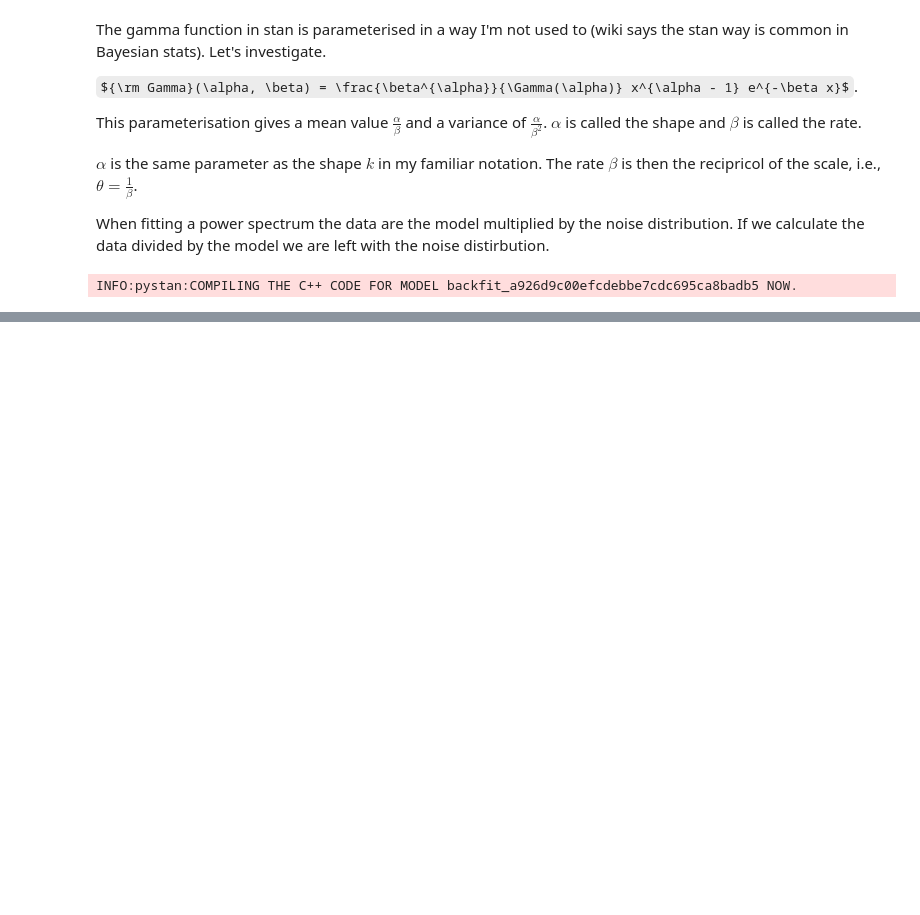
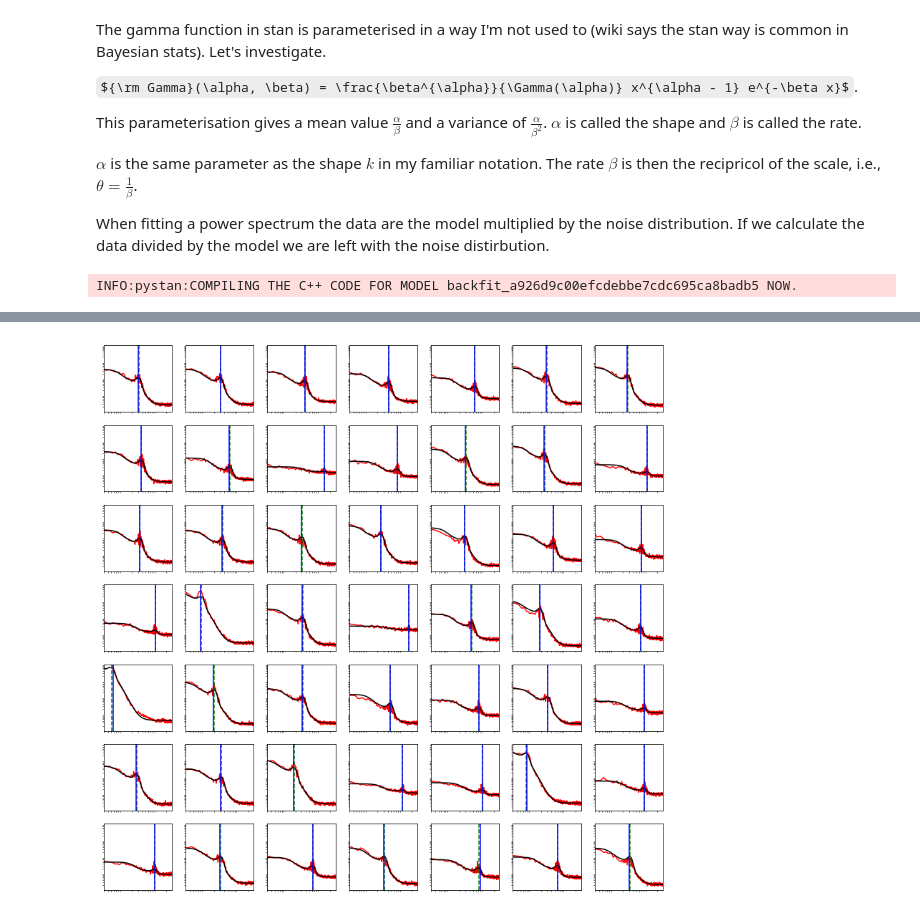
Before and after one commit to grd349/ClusterUp, a Jupyter notebook: ClusterFit.ipynb, the cells around one changed output, grey strips where cells are left out. Drawn from its saved outputs; the diff is of its cells as text; code cells hidden in the pictures; some formulas as TeX source; blank space fills up the shorter version.

```diff
--- a/ClusterFit.ipynb
+++ b/ClusterFit.ipynb
@@ -221,34 +254,36 @@ print(diff)
 # %%
 n = 7
 fig, ax = plt.subplots(n,n, figsize=[14, 14])
 ak = fit['ak'].mean()
 ae = fit['ae'].mean()
 bk = fit['bk'].mean()
 be = fit['be'].mean()
 ck = fit['ck'].mean()
 ce = fit['ce'].mean()
 dk = fit['dk'].mean()
 de = fit['de'].mean()
 wk = fit['wk'].mean()
 we = fit['we'].mean()
 hk = fit['hk'].mean()
 he = fit['he'].mean()
 numax = fit['numax'].mean(axis=0)
 white = fit['white'].mean(axis=0)
 for i in range(0, n*n):
     fit0 = model(freq, ak, ae, bk, be, ck, ce, dk, de, numax[i], wk, we, hk, he, white[i])
     x = i // n
     y = i % n
     ax[x, y].plot(freq, data[:,i], 'r-')
     ax[x, y].plot(freq, fit0, 'k-')
     ax[x, y].set_xscale('log')
     ax[x, y].set_yscale('log')
     ax[x, y].set_ylim([1e2, 1e6])
-    ax[x, y].set_xlim([3 ,250])
+    ax[x, y].set_xlim([3 ,288])
     ax[x, y].axvline(10**numax[i], c='g', linestyle='--')
     ax[x, y].axvline(numaxs[i], c='b')
     ax[x, y].set_yticks([])
     ax[x, y].set_xticks([])
+# %% [output]
+[figure, added]
 # %%
 print(np.median(10**fit['numax'], axis=0))
 print(np.std(10**fit['numax'], axis=0))
```
Also changed, not shown: parts of 5 cells of this notebook.
